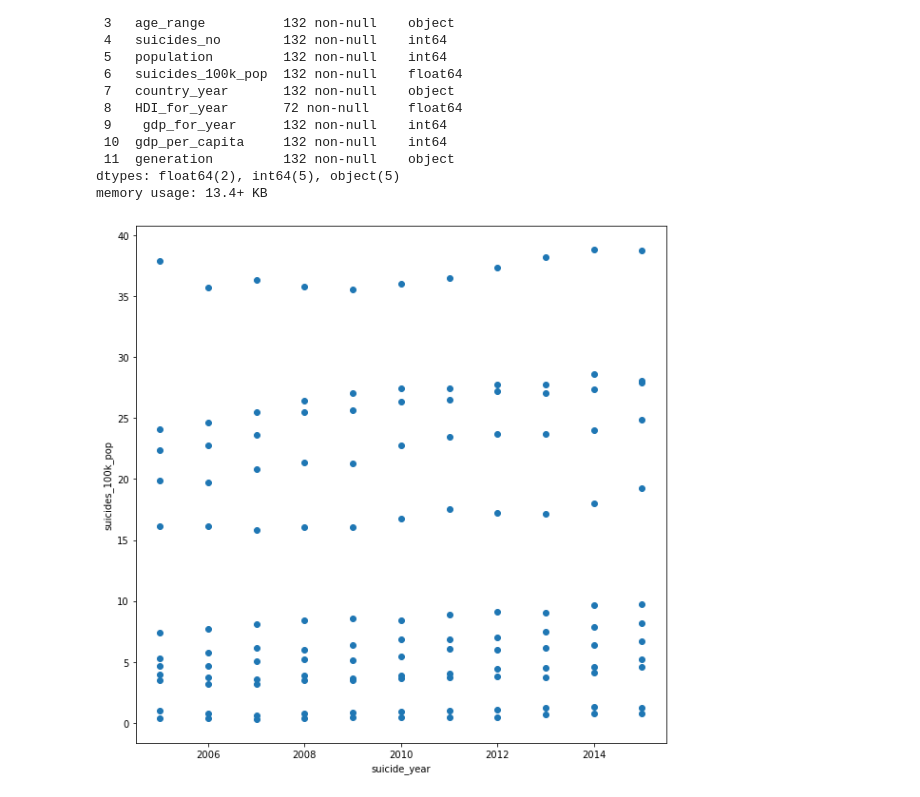
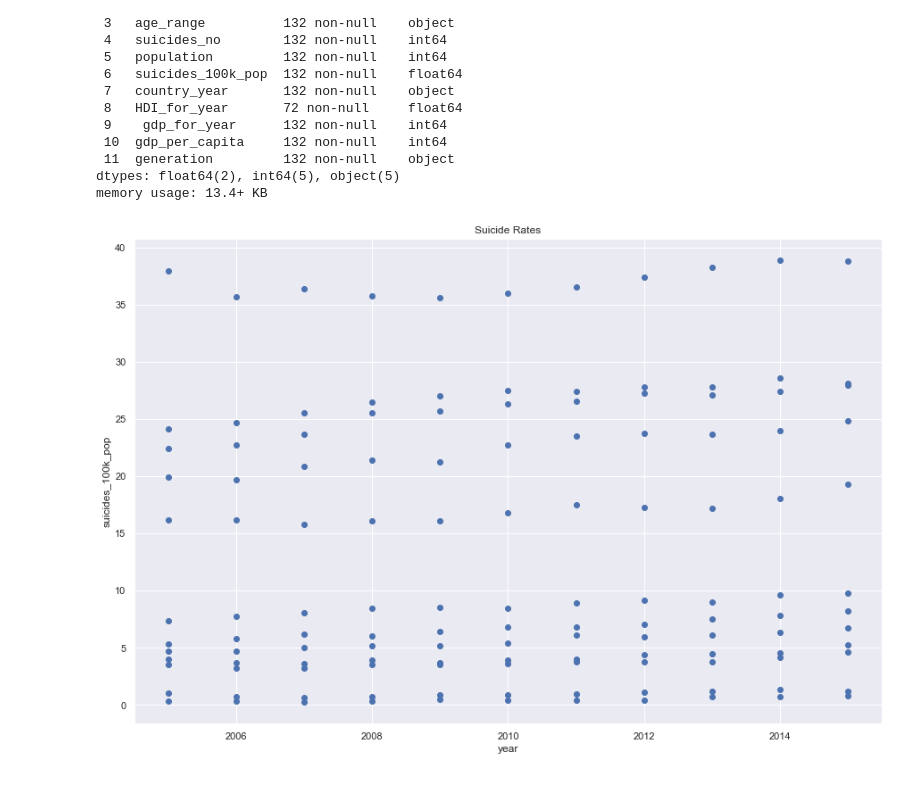
Before and after one commit to NensiH/Social_media_impact, a Jupyter notebook: Jupyter_Notebook/Exploratory.ipynb, the cells around one changed output. Saved outputs shown, nothing was run; the diff lists cells and outputs as text; code cells hidden in the pictures.

```diff
--- a/Jupyter_Notebook/Exploratory.ipynb
+++ b/Jupyter_Notebook/Exploratory.ipynb
@@ -3,9 +3,13 @@
 import pandas as pd
 import numpy as np
 import matplotlib.pyplot as plt
+import seaborn as sns
+sns.set()
 
 from sklearn.preprocessing import StandardScaler,OneHotEncoder
 from sklearn.linear_model import LinearRegression
+
+import dataframe_image as dfi
 # %%
 # read in cvs as dataframe
 df = pd.read_csv("../Data/socialmedia_mentalhealth.csv")
@@ -144,10 +166,12 @@ X = np.array(data.loc[:,'suicide_year']).reshape(-1,1)
 y = np.array(data.loc[:,'suicides_100k_pop']).reshape(-1,1)
 # %%
 # Scatter plot
-plt.figure(figsize=[10,10])
+plt.figure(figsize=[15,10])
 plt.scatter(x=X,y=y)
-plt.xlabel('suicide_year')
+
+plt.title('Suicide Rates')
+plt.xlabel('year')
 plt.ylabel('suicides_100k_pop')
 plt.show()
 # %% [output]
-[figure, old version]
+[figure, new version]
```
Also changed, not shown: parts of 4 cells of this notebook, 2 other files.
